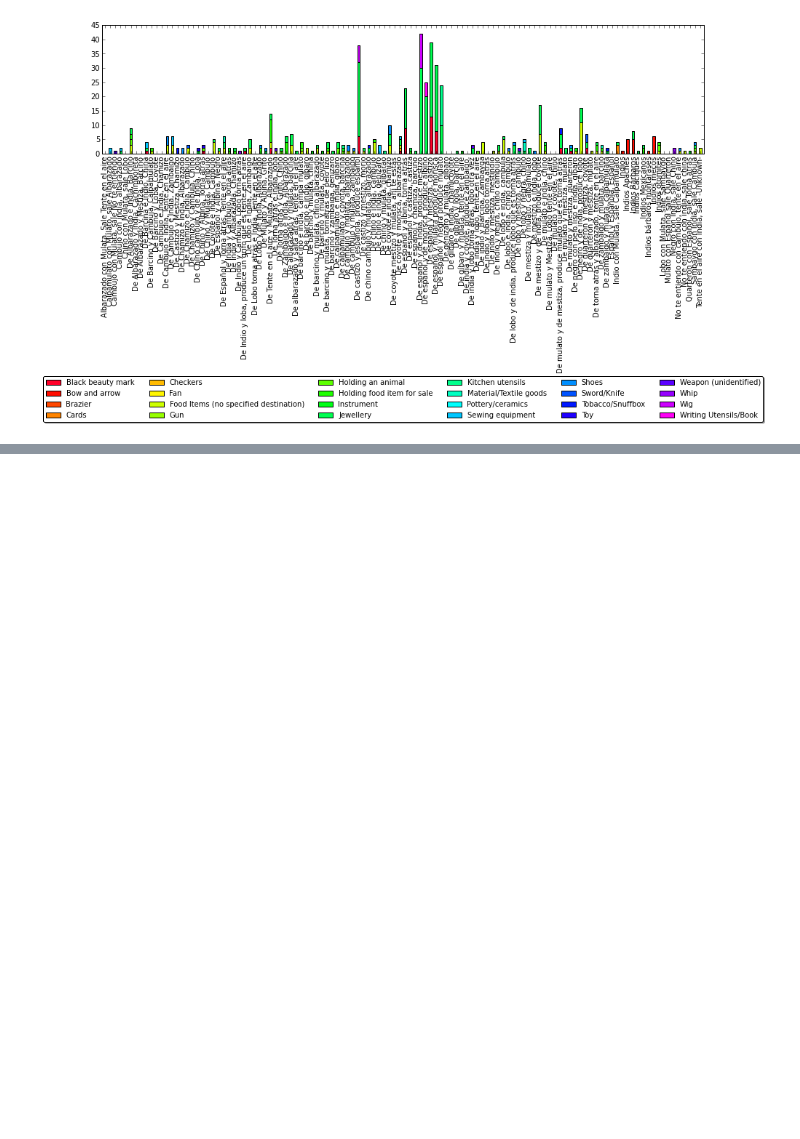
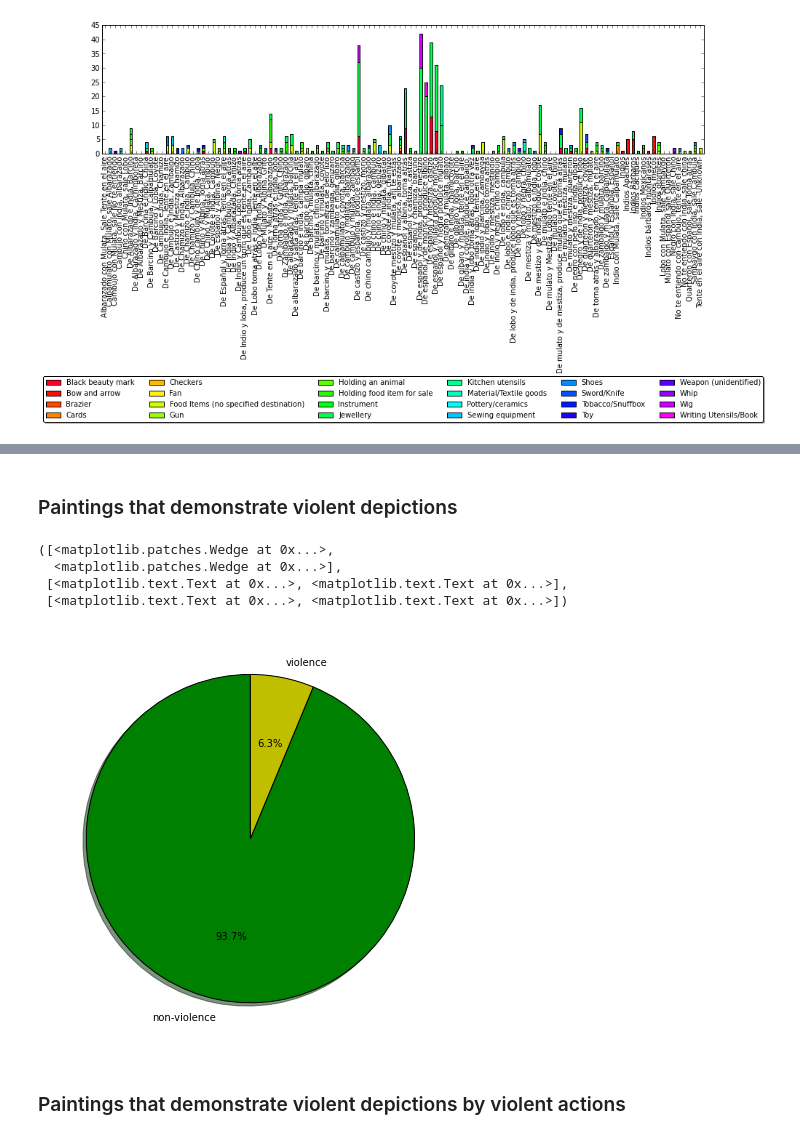
Before and after one commit to mavillard/castas, a Jupyter notebook: analysis.ipynb, the cells around one changed output, grey strips where cells are left out. Saved outputs shown, nothing was run; the diff lists cells and outputs as text; code cells hidden in the pictures; blank space fills up the shorter version.

Commit message:
Violence

```diff
--- a/analysis.ipynb
+++ b/analysis.ipynb
@@ -655,0 +722,35 @@ ax.legend(loc='upper center', bbox_to_anchor=(0.5, -1.7), fancybox=True, shadow=
+# %%
+characters_crying = characters_receiving_crying + characters_doing_crying
+# %%
+violent_characters = characters_fighting + characters_non_fighting + characters_crying
+# %% [markdown]
+### Paintings that demonstrate violent depictions
+# %%
+violent_character_ids = map(lambda x: x[0], violent_characters)
+# %%
+paintings_by_violence = {'violence': [], 'non-violence': []}
+for painting in paintings:
+    character_neighbors = node_neighbor_list(
+        painting[0],
+        castas,
+        label=a['depicts'],
+        typ=a['character'],
+    )
+    for character in character_neighbors:
+        if character[0] in violent_character_ids:
+            paintings_by_violence['violence'].append(painting)
+        else:
+            paintings_by_violence['non-violence'].append(painting)
+freq_paintings_by_violence = freq_dict(paintings_by_violence)
+# %%
+figure(1, figsize=(6,6))
+paintings_by_violence_sr = pd.Series(freq_paintings_by_violence)
+plt.pie(paintings_by_violence_sr, labels=paintings_by_violence_sr.keys(), autopct='%1.1f%%', shadow=True, startangle=90, colors=['g','y'])
+# %% [output]
+([<matplotlib.patches.Wedge at 0x...>,
+  <matplotlib.patches.Wedge at 0x...>],
+ [<matplotlib.text.Text at 0x...>, <matplotlib.text.Text at 0x...>],
+ [<matplotlib.text.Text at 0x...>, <matplotlib.text.Text at 0x...>])
+[figure, added]
+# %% [markdown]
+### Paintings that demonstrate violent depictions by violent actions
```
Also changed, not shown: parts of 50 cells of this notebook.
